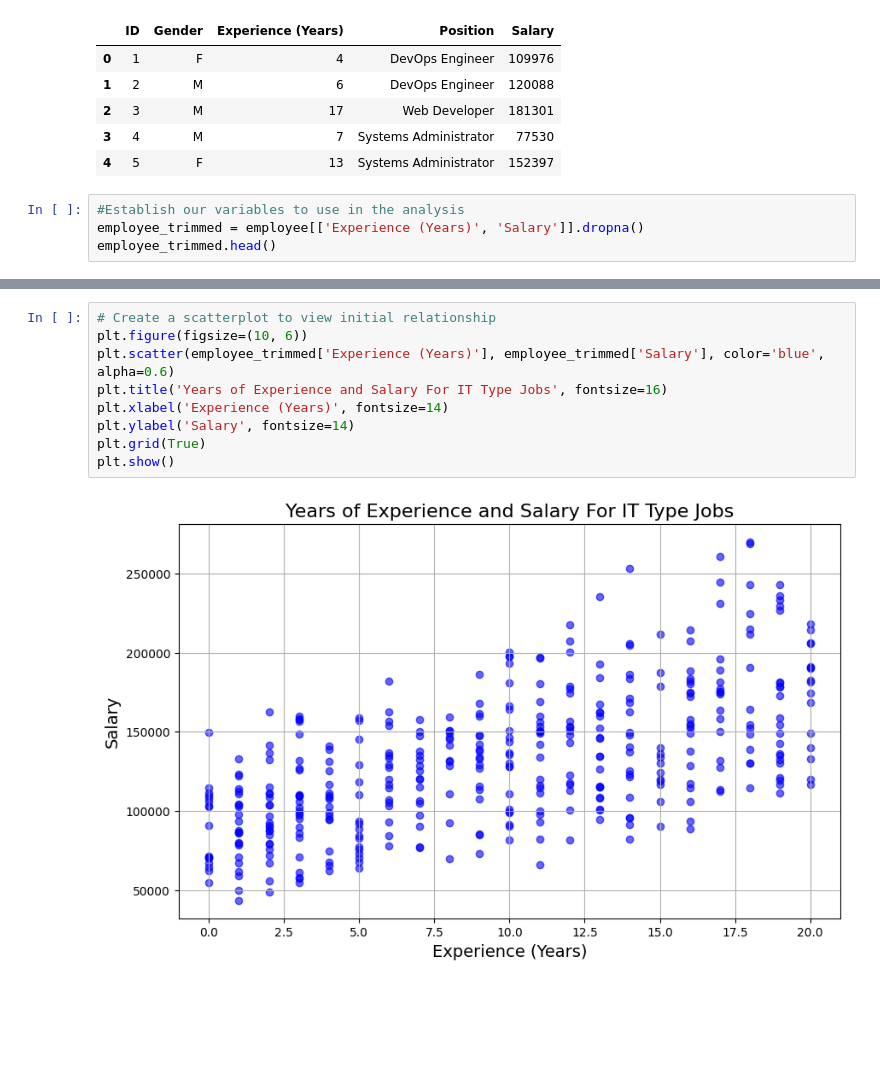
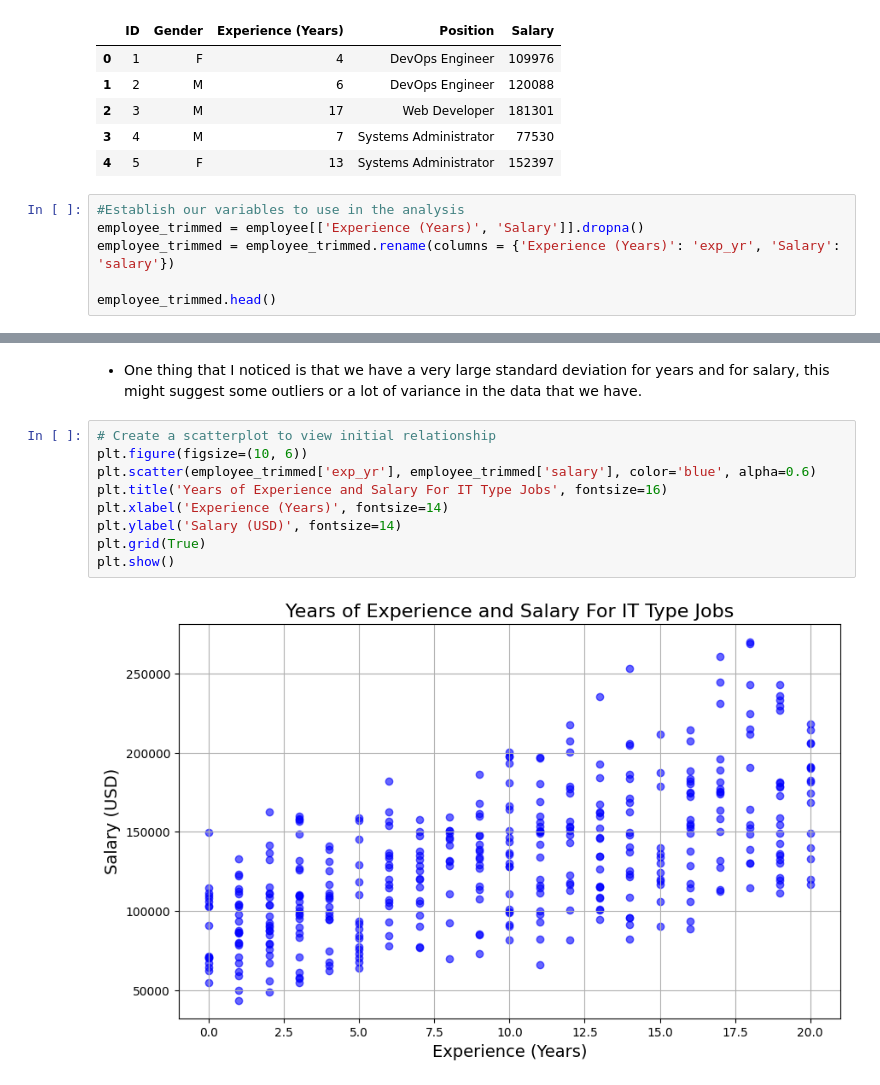
Before and after one commit to ksbuffaloe/Data-5600, a Jupyter notebook: 01_project/SCRIPTS/tech_employee_salary.ipynb, the cells around one changed output, grey strips where cells are left out. Drawn from its saved outputs; the diff is of its cells as text; blank space fills up the shorter version.

```diff
--- a/01_project/SCRIPTS/tech_employee_salary.ipynb
+++ b/01_project/SCRIPTS/tech_employee_salary.ipynb
@@ -19,5 +22,7 @@ employee.head()
 # %%
 #Establish our variables to use in the analysis
 employee_trimmed = employee[['Experience (Years)', 'Salary']].dropna()
+employee_trimmed = employee_trimmed.rename(columns = {'Experience (Years)': 'exp_yr', 'Salary': 'salary'})
+
 employee_trimmed.head()
 # %% [output]
@@ -30,11 +50,13 @@ employee_trimmed.head()
+# %% [markdown]
+- One thing that I noticed is that we have a very large standard deviation for years and for salary, this might suggest some outliers or a lot of variance in the data that we have.
 # %%
 # Create a scatterplot to view initial relationship
 plt.figure(figsize=(10, 6))
-plt.scatter(employee_trimmed['Experience (Years)'], employee_trimmed['Salary'], color='blue', alpha=0.6)
+plt.scatter(employee_trimmed['exp_yr'], employee_trimmed['salary'], color='blue', alpha=0.6)
 plt.title('Years of Experience and Salary For IT Type Jobs', fontsize=16)
 plt.xlabel('Experience (Years)', fontsize=14)
-plt.ylabel('Salary', fontsize=14)
+plt.ylabel('Salary (USD)', fontsize=14)
 plt.grid(True)
 plt.show()
 # %% [output]
-[figure, old version]
+[figure, new version]
```
Also changed, not shown: parts of 13 cells of this notebook.
